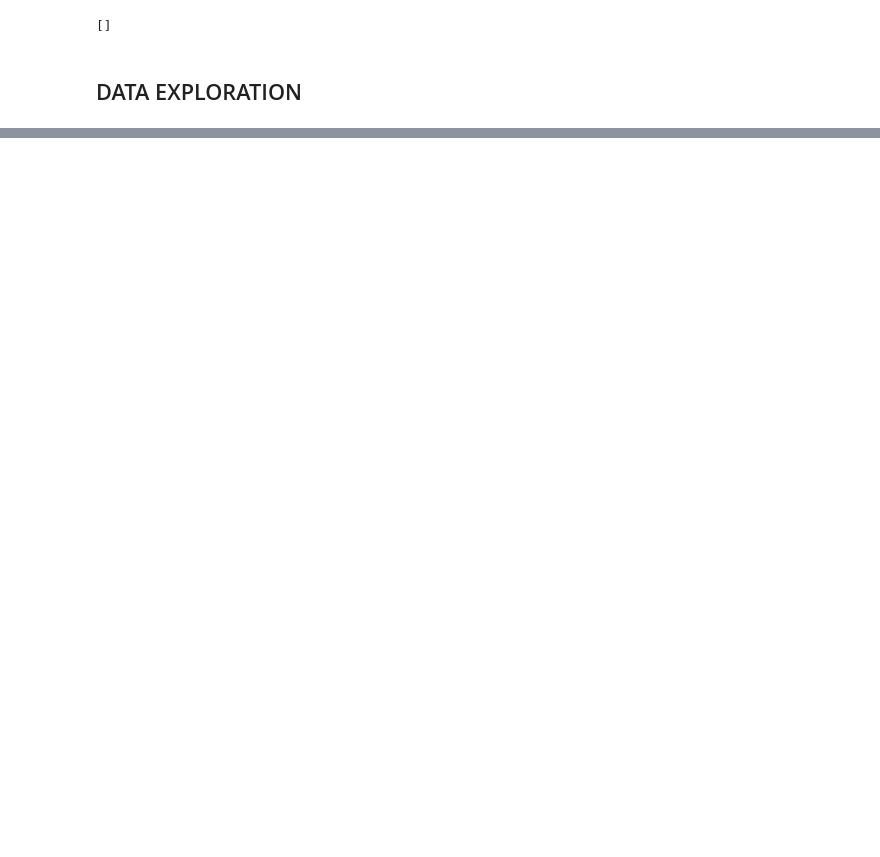
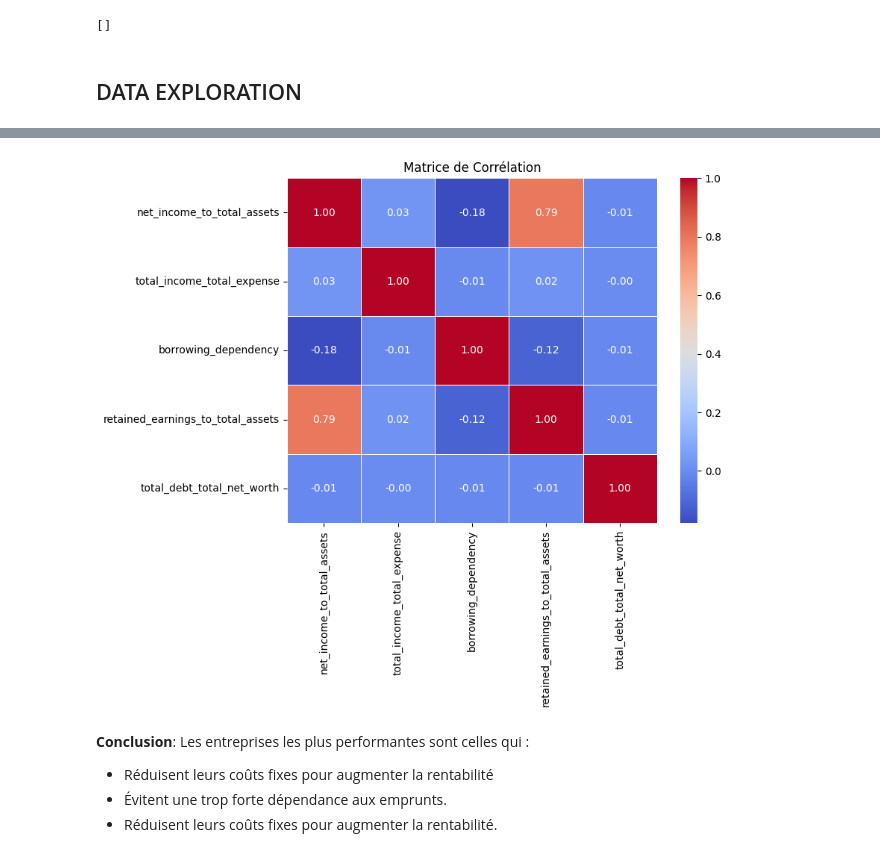
Before and after one commit to vianelk/ai_financial_track, a Jupyter notebook: AI_detect_financial_bankrupt.ipynb, the cells around one changed output, grey strips where cells are left out. Saved outputs shown, nothing was run; the diff lists cells and outputs as text; code cells hidden in the pictures; blank space fills up the shorter version.

```diff
--- a/AI_detect_financial_bankrupt.ipynb
+++ b/AI_detect_financial_bankrupt.ipynb
@@ -114,0 +225,17 @@ df.duplicated().sum()
+# %%
+# Détection des corrélations (Evite redondance, identifie les tendances)
+correlation_matrix = df_selected.corr()
+# %%
+# Heatmap des corrélations
+plt.figure(figsize=(8, 6))
+sns.heatmap(correlation_matrix, annot=True, cmap="coolwarm", fmt=".2f", linewidths=0.5)
+plt.title("Matrice de Corrélation")
+plt.show()
+# %% [output]
+[figure, added]
+# %% [markdown]
+**Conclusion**: Les entreprises les plus performantes sont celles qui :
+
+*   Réduisent leurs coûts fixes pour augmenter la rentabilité
+*   Évitent une trop forte dépendance aux emprunts.
+*   Réduisent leurs coûts fixes pour augmenter la rentabilité.
```
Also changed, not shown: parts of 15 cells of this notebook.
